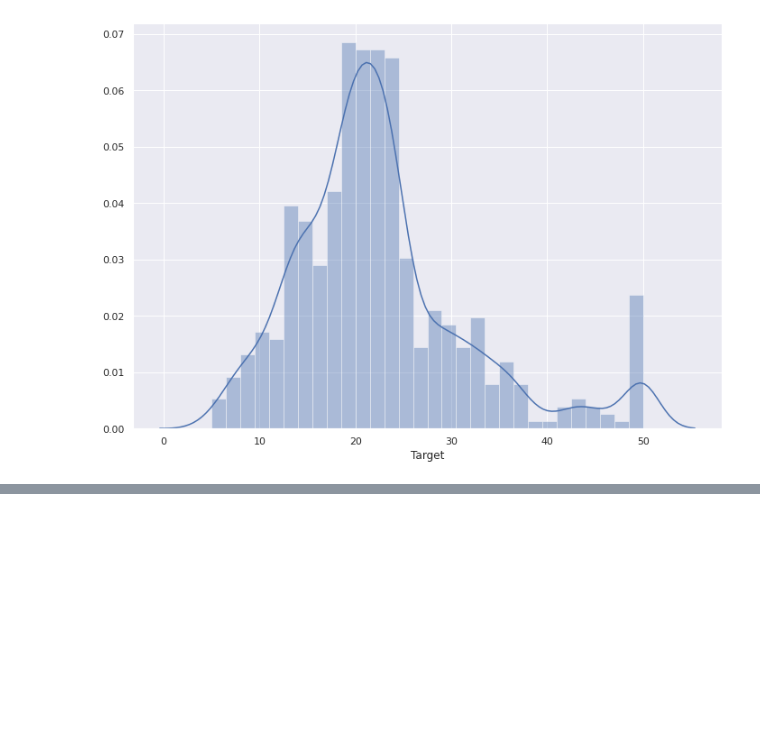
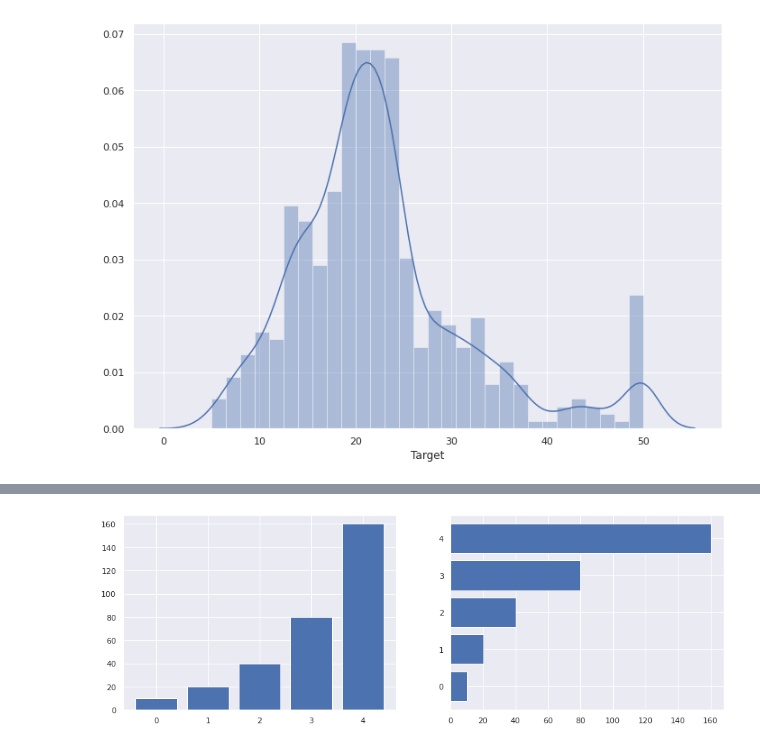
Before and after one commit to vicotrbb/data_science, a Jupyter notebook: data_visualization/data_visualization_hacksheet.ipynb, the cells around one changed output, grey strips where cells are left out. Saved outputs shown, nothing was run; the diff lists cells and outputs as text; code cells hidden in the pictures; blank space fills up the shorter version.

Commit message:
Added some visualization methods

```diff
--- a/data_visualization/data_visualization_hacksheet.ipynb
+++ b/data_visualization/data_visualization_hacksheet.ipynb
@@ -96,0 +103,14 @@ plt.show()
+# %%
+x = np.arange(5) # "classes"
+y = [10, 20, 40, 80, 160] # "ranges"
+plt.figure(figsize=(15,5))
+
+plt.subplot(1, 2, 1) # Usar len(features) no segundo parametro para vizualizacoes quando houverem mais classes a serem apresentadas
+plt.bar(x, y)
+
+plt.subplot(1, 2, 2)
+plt.barh(x, y)
+
+plt.show()
+# %% [output]
+[figure, added]
```
Also changed, not shown: parts of 6 cells of this notebook.
